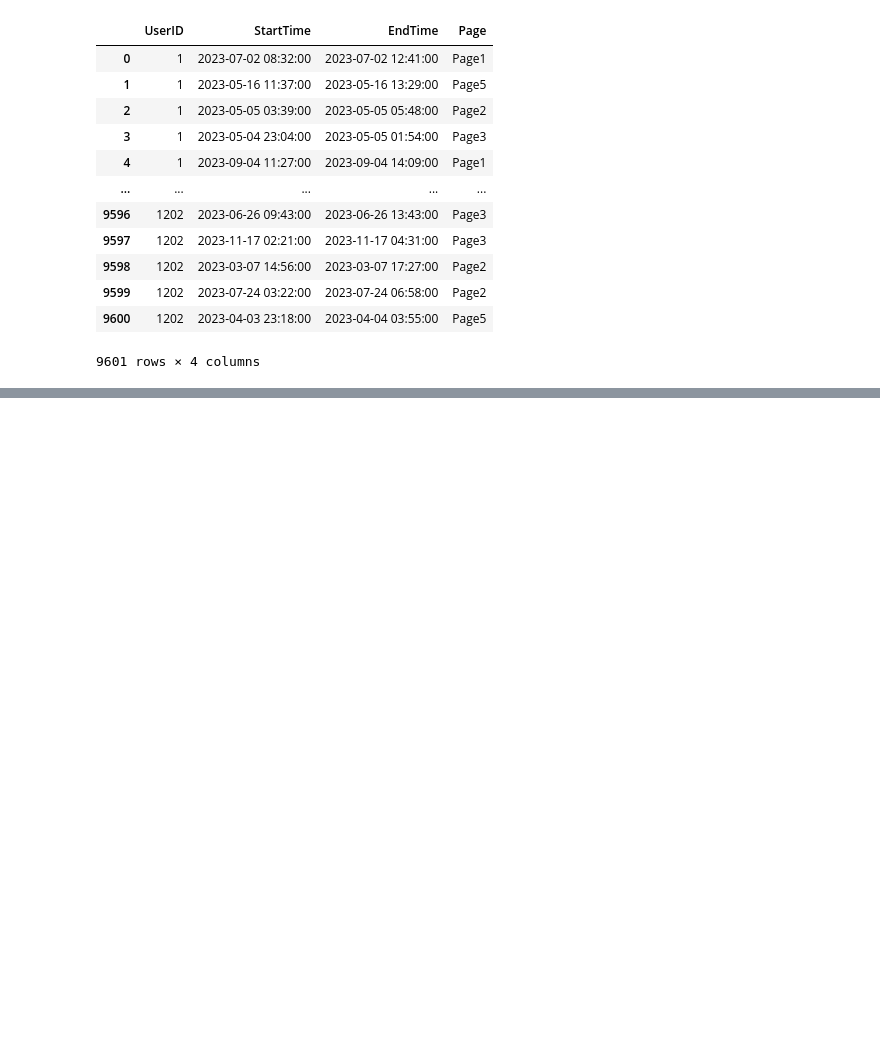
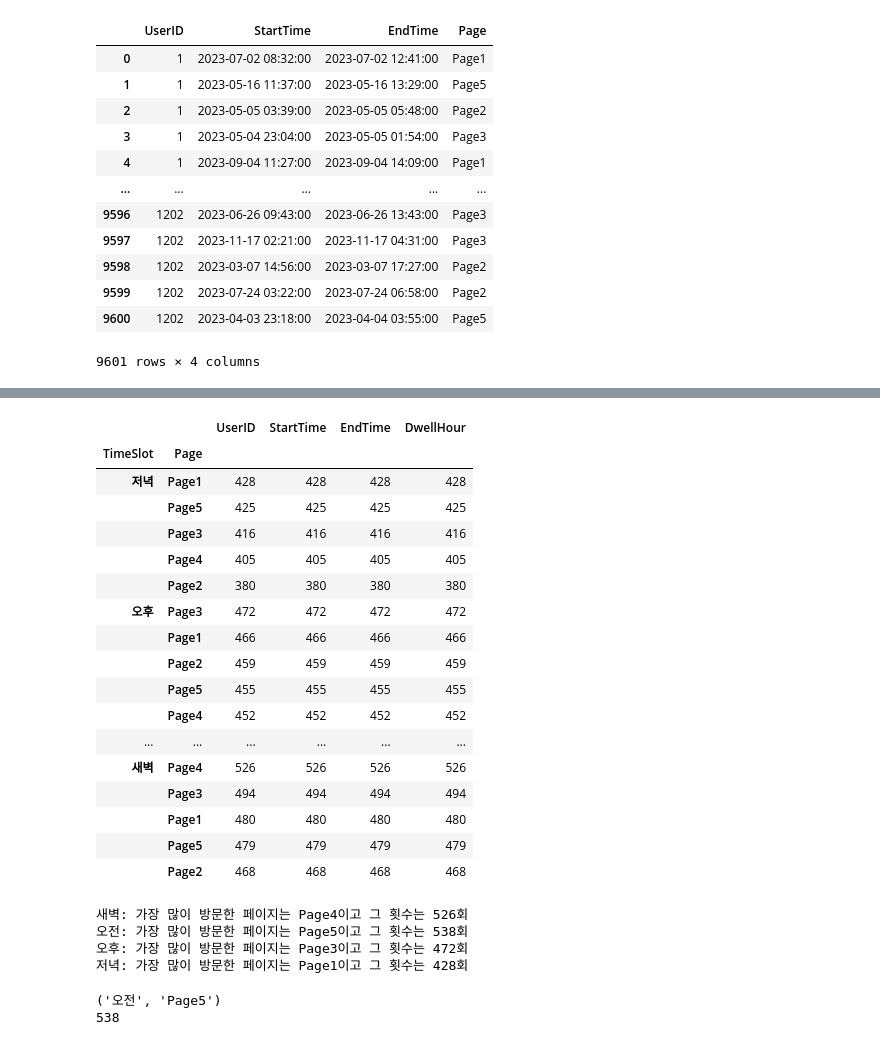
Before and after one commit to YoungriKIM/Engineer_Big_Data_Analysis, a Jupyter notebook: kaggle_BDCKR/case_1/T1-34_pattern-py.ipynb, the cells around one changed output, grey strips where cells are left out. Drawn from its saved outputs; the diff is of its cells as text; code cells hidden in the pictures; blank space fills up the shorter version.

```diff
--- a/kaggle_BDCKR/case_1/T1-34_pattern-py.ipynb
+++ b/kaggle_BDCKR/case_1/T1-34_pattern-py.ipynb
@@ -91,0 +117,21 @@ User_Page_per_df[User_Page_per_df['DwellMinute']==300].xs('Page1', level='Page')
+# %%
+# 2. 시간대별 페이지 선호도 분석
+    # 하루를 네 시간대로 나누고 (새벽: 0-6시, 오전: 6-12시, 오후: 12-18시, 저녁: 18-24시),
+    # 각 시간대별로 가장 많이 방문된 페이지를 찾으세요.
+    # 각 시간대별로 가장 많이 방문된 페이지의 이름과 해당 시간대의 방문 횟수를 찾으세요!
+    # (단 0-6시 일때 0시부터 6시 전까지입니다.)
+        # * 시간대 별로 나누었을 때 가장 많이 방문한 페이지의 이름을 구하시오.
+        # * 시간대 별로 나누었을 때 가장 방문 횟수가 큰 값을 구하시오
+
+# 복사해서 사용
+timeslot_df = df.copy()
+
+# 시간 넣어서 시간대 뽑을 함수 만들기
+def time_trim(h):
+    if 0 <= h < 6 : return '새벽'
+    elif 6 <= h < 12 : return '오전'
+    elif 12 <= h < 18 : return '오후'
+    elif 18 <= h < 23 : return '저녁'
+# 적용해서 열 추가
+timeslot_df['TimeSlot'] = timeslot_df.StartTime.dt.hour.apply(time_trim)
+timeslot_df
@@ -91,0 +152,39 @@ User_Page_per_df[User_Page_per_df['DwellMinute']==300].xs('Page1', level='Page')
+# %%
+# 각 시간대별 가장 많이 방문한 페이지 df로 저장
+sort_df = timeslot_df.groupby(['TimeSlot', 'Page']).count().sort_values(['TimeSlot', 'DwellHour'], ascending=False)
+display(sort_df)
+
+# 시간대별 가장 많이 방문한 페이지 이름과 방문 횟수
+timeslot_list = ['새벽', '오전', '오후', '저녁']
+for slot in timeslot_list:
+    print(f"{slot}: 가장 많이 방문한 페이지는 {sort_df.loc[slot].index[0]}이고 그 횟수는 {sort_df.loc[slot].max()[0]}회")
+# %% [output]
+|  |  | UserID | StartTime | EndTime | DwellHour |
+| TimeSlot | Page |  |  |  |  |
+| 저녁 | Page1 | 428 | 428 | 428 | 428 |
+|  | Page5 | 425 | 425 | 425 | 425 |
+|  | Page3 | 416 | 416 | 416 | 416 |
+|  | Page4 | 405 | 405 | 405 | 405 |
+|  | Page2 | 380 | 380 | 380 | 380 |
+| 오후 | Page3 | 472 | 472 | 472 | 472 |
+|  | Page1 | 466 | 466 | 466 | 466 |
+|  | Page2 | 459 | 459 | 459 | 459 |
+|  | Page5 | 455 | 455 | 455 | 455 |
+|  | Page4 | 452 | 452 | 452 | 452 |
+| ... | ... | ... | ... | ... | ... |
+| 새벽 | Page4 | 526 | 526 | 526 | 526 |
+|  | Page3 | 494 | 494 | 494 | 494 |
+|  | Page1 | 480 | 480 | 480 | 480 |
+|  | Page5 | 479 | 479 | 479 | 479 |
+|  | Page2 | 468 | 468 | 468 | 468 |
+새벽: 가장 많이 방문한 페이지는 Page4이고 그 횟수는 526회
+오전: 가장 많이 방문한 페이지는 Page5이고 그 횟수는 538회
+오후: 가장 많이 방문한 페이지는 Page3이고 그 횟수는 472회
+저녁: 가장 많이 방문한 페이지는 Page1이고 그 횟수는 428회
+# %%
+# 전체적으로 가장 많이 방문한 페이지와 그 횟수
+print(timeslot_df.groupby(['TimeSlot', 'Page']).count().sort_values('DwellHour', ascending=False).index[0])
+print(timeslot_df.groupby(['TimeSlot', 'Page']).count().sort_values('DwellHour', ascending=False).iloc[0,0])
+# %% [output]
+('오전', 'Page5')
+538
```
Also changed, not shown: parts of 8 cells of this notebook.
